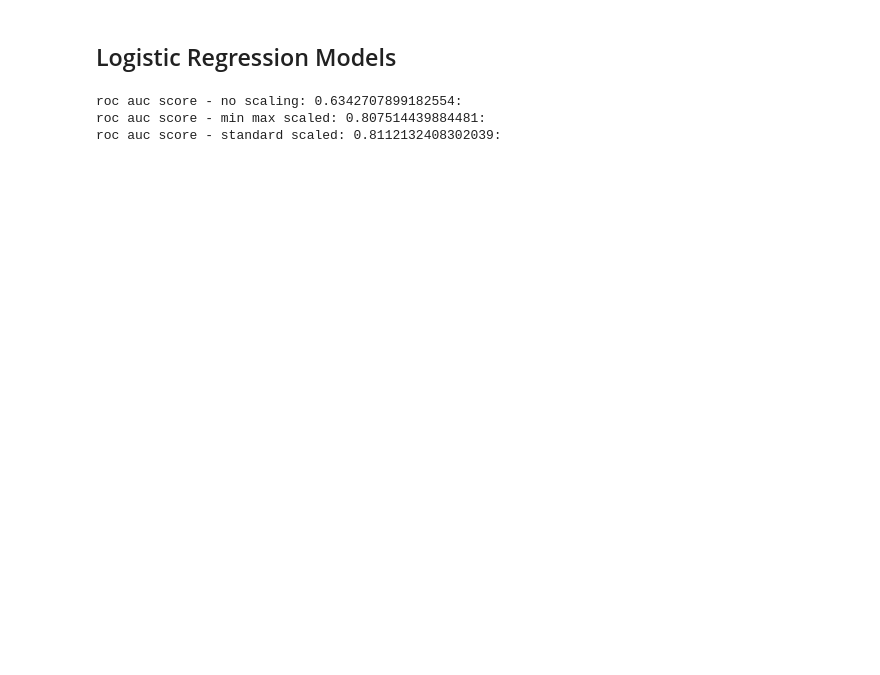
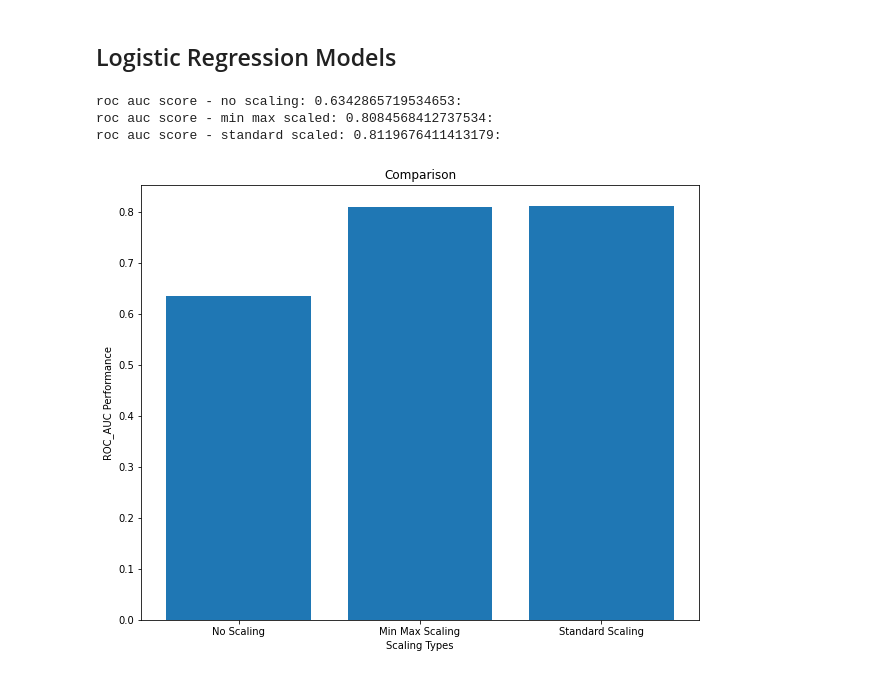
Before and after one commit to allisonjrhee/cs396-final-proj, a Jupyter notebook: 396_Final_Proj.ipynb, the cells around one changed output. Drawn from its saved outputs; the diff is of its cells as text; code cells hidden in the pictures; blank space fills up the shorter version.

```diff
--- a/396_Final_Proj.ipynb
+++ b/396_Final_Proj.ipynb
@@ -893,20 +888,37 @@ LR_results_noscale = mean(cross_val_score(lr_model, X_train, y_bool, cv=5, scori
 scaler = preprocessing.MinMaxScaler()
 scaleddata = scaler.fit_transform(X_train)
 
-LR_results_minmaxscale = mean(cross_val_score(lr_model, scaleddata, y_bool, cv=3, scoring='roc_auc'))
+LR_results_minmaxscale = mean(cross_val_score(lr_model, scaleddata, y_bool, cv=5, scoring='roc_auc'))
 
 
 ## standard scaling
 X_scaled = preprocessing.scale(X_train)
-LR_results_standardscale = mean(cross_val_score(lr_model, X_scaled, y_bool, cv=3, scoring='roc_auc'))
+LR_results_standardscale = mean(cross_val_score(lr_model, X_scaled, y_bool, cv=5, scoring='roc_auc'))
 # %%
 print("roc auc score - no scaling: {}: ".format(LR_results_noscale))
 print("roc auc score - min max scaled: {}: ".format(LR_results_minmaxscale))
 print("roc auc score - standard scaled: {}: ".format(LR_results_standardscale))
 # %% [output]
-roc auc score - no scaling: 0.6342707899182554:
-roc auc score - min max scaled: 0.807514439884481:
-roc auc score - standard scaled: 0.8112132408302039:
+roc auc score - no scaling: 0.6342865719534653:
+roc auc score - min max scaled: 0.8084568412737534:
+roc auc score - standard scaled: 0.8119676411413179:
+# %%
+# Plot
+scalingtypes = ['No Scaling',
+           'Min Max Scaling',
+           'Standard Scaling']
+performance = [LR_results_noscale,
+              LR_results_minmaxscale,
+              LR_results_standardscale]
+fig, ax = plt.subplots(figsize=(10, 8))
+plt.bar(scalingtypes, performance, align='center')
+plt.xticks(scalingtypes)
+plt.ylabel('ROC_AUC Performance')
+plt.xlabel('Scaling Types')
+plt.title('Comparison')
+plt.show()
+# %% [output]
+[figure, added]
 # %%
 ## running lr model on testing data
 Xtest_scaled = preprocessing.scale(X_test)
```
Also changed, not shown: parts of 10 cells of this notebook.
